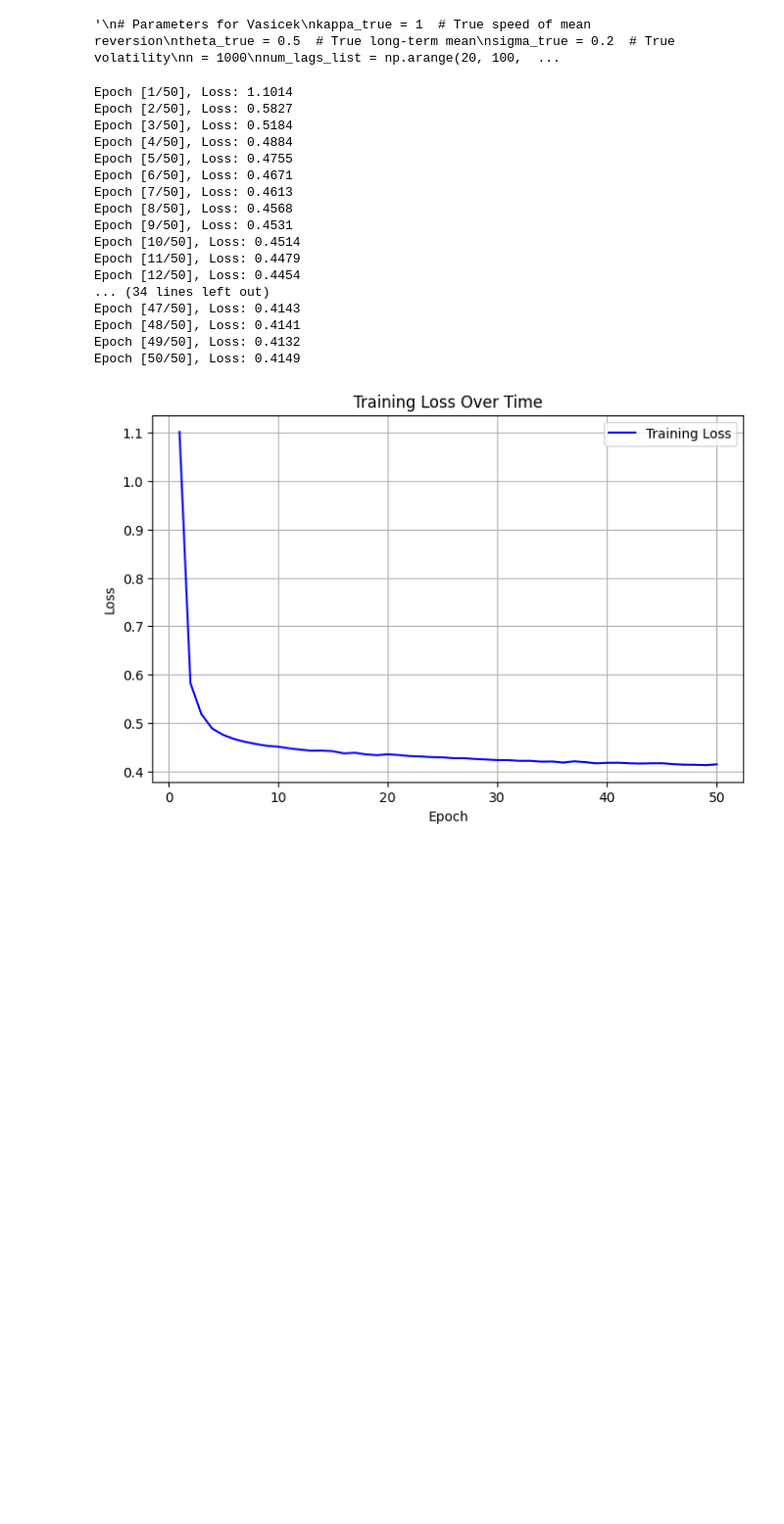
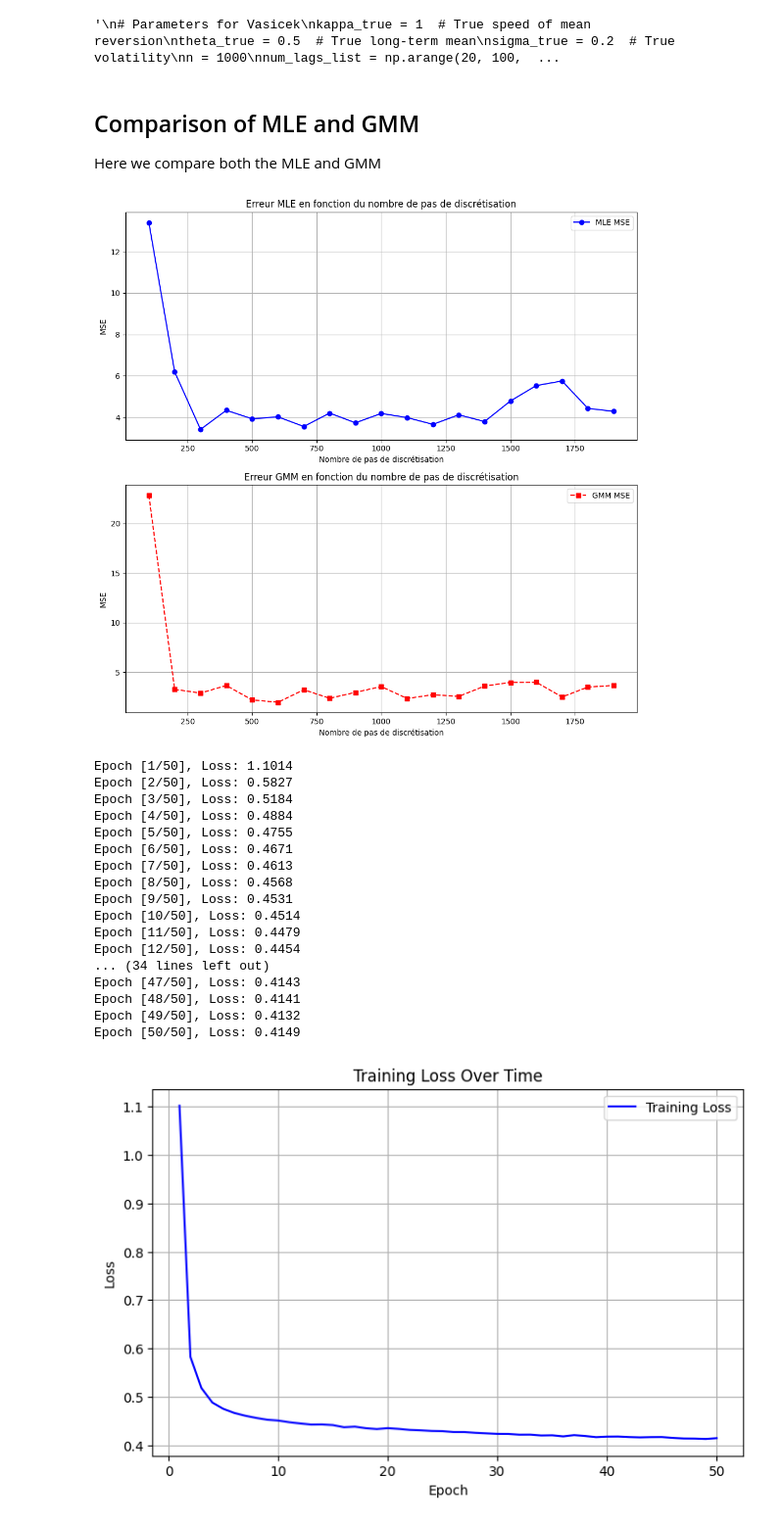
Before and after one commit to Hassen214/Project-IMI, a Jupyter notebook: Code.ipynb, the cells around one changed output. Shown at 98% size. Saved outputs shown, nothing was run; the diff lists cells and outputs as text; code cells hidden in the pictures; blank space fills up the shorter version.

```diff
--- a/Code.ipynb
+++ b/Code.ipynb
@@ -656,6 +722,76 @@ df_results.to_csv("vasicek_results.csv", index=False)
 print(f"Total calculations: {total}")"""
 # %% [output]
 '\n# Parameters for Vasicek\nkappa_true = 1  # True speed of mean reversion\ntheta_true = 0.5  # True long-term mean\nsigma_true = 0.2  # True volatility\nn = 1000\nnum_lags_list = np.arange(20, 100,  ...
+# %% [markdown]
+## Comparison of MLE and GMM
+
+Here we compare both the MLE and GMM
+# %%
+def MSE(params,true_params):
+    return np.mean((params - true_params) ** 2)
+# %%
+import numpy as np
+import matplotlib.pyplot as plt
+
+# Paramètres du processus
+n_range = range(100, 2000, 100)
+T = 1000
+N = 1
+X0 = 0.05  # Valeur initiale du processus
+kappa_true = 1.5  # Vitesse de retour à la moyenne
+theta_true = 1  # Moyenne long-terme
+sigma_true = 0.5  # Volatilité
+
+MLE_error = []
+num_lags = 50
+GMM_error = []
+
+for n in n_range:
+    trajectory = vasicek_process.generate(X0, T, N, n)[0]  # Générer une trajectoire
+    trajectory += 1 * np.random.normal(loc=0, scale=1, size=n)  # Ajouter du bruit normal
+
+    kappa_MLE, theta_MLE, sigma_MLE = estimate_parameters(trajectory, T)
+
+    # Calcul de l'erreur pour le MLE
+    MLE_error.append(MSE(
+        np.array([kappa_MLE, theta_MLE, sigma_MLE]),
+        np.array([kappa_true, theta_true, sigma_true])
+    ))
+
+    # Estimation par la méthode des moments (GMM)
+    theta_emp = np.mean(trajectory)
+    lags = np.array([i * T / n for i in range(min(num_lags, n))])  # Éviter trop de lags
+    kappa_est, sigma_est = estimate_kappa_sigma(trajectory, n, T, theta_emp, lags)
+
+    GMM_error.append(MSE(
+        np.array([kappa_est, theta_emp, sigma_est]),
+        np.array([kappa_true, theta_true, sigma_true])
+    ))
+
+# Création des sous-figures
+fig, axs = plt.subplots(2, 1, figsize=(10, 10))
+
+# Graphique pour MLE
+axs[0].plot(n_range, MLE_error, label='MLE MSE', marker='o', color='b')
+axs[0].set_xlabel('Nombre de pas de discrétisation')
+axs[0].set_ylabel('MSE')
+axs[0].set_title('Erreur MLE en fonction du nombre de pas de discrétisation')
+axs[0].legend()
+axs[0].grid(True)
+
+# Graphique pour GMM
+axs[1].plot(n_range, GMM_error, label='GMM MSE', marker='s', linestyle='dashed', color='r')
+axs[1].set_xlabel('Nombre de pas de discrétisation')
+axs[1].set_ylabel('MSE')
+axs[1].set_title('Erreur GMM en fonction du nombre de pas de discrétisation')
+axs[1].legend()
+axs[1].grid(True)
+
+# Affichage des graphiques
+plt.tight_layout()
+plt.show()
+# %% [output]
+[figure, added]
 # %%
 
 # Load CSV file
```
Also changed, not shown: parts of 10 cells of this notebook.
